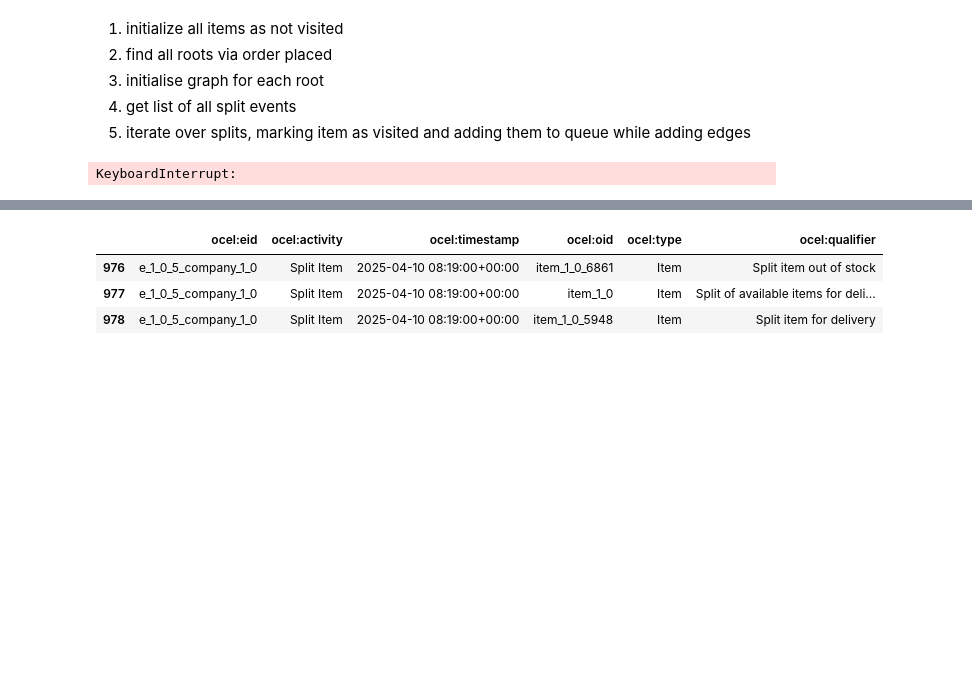
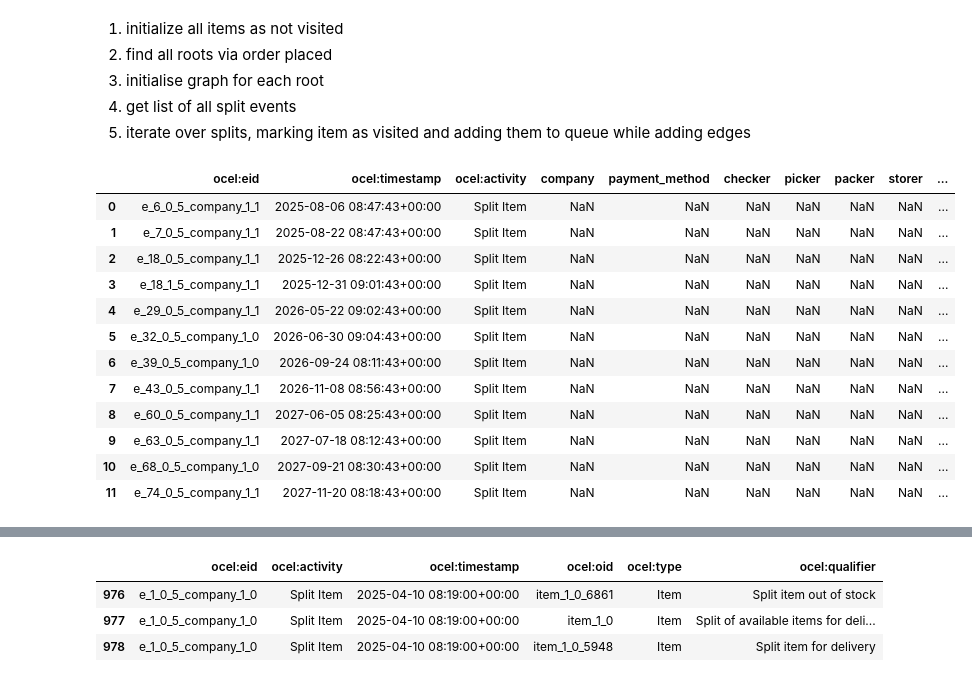
Before and after one commit to MHarmsKlu/SimulationSplittedDeliveries, a Jupyter notebook: pm/ocpm_analysis.ipynb, the cells around one changed output, grey strips where cells are left out. Saved outputs shown, nothing was run; the diff lists cells and outputs as text; code cells hidden in the pictures; blank space fills up the shorter version.

Commit message:
split tree with qualifier implementation

```diff
--- a/pm/ocpm_analysis.ipynb
+++ b/pm/ocpm_analysis.ipynb
@@ -60,14 +64,25 @@ for nested_root in nested_roots:
     for root in nested_root:
         roots.append(root)
 
-split_list = pm4py.filter_ocel_event_attribute(ocel,'ocel:activity',['Split Item']).get_extended_table()["ocel:type:Item"]
-split_dict = {}
-for split in split_list:
-    split_dict[split[0]] = split[1:]
-
+split_df = pm4py.filter_ocel_event_attribute(ocel,'ocel:activity',['Split Item']).get_extended_table()
+split_parents = ocel.relations[(ocel.relations["ocel:activity"]=="Split Item") & (ocel.relations["ocel:qualifier"]=="Split of available items for delivery")]
 split_trees={}
 
 for root in roots:
     split_trees[root]=(Split_tree(root))
-# %% [output]
-KeyboardInterrupt:
+# %%
+split_df
+# %% [output]
+|  | ocel:eid | ocel:timestamp | ocel:activity | company | payment_method | checker | picker | packer | storer | ... |
+| 0 | e_6_0_5_company_1_1 | 2025-08-06 08:47:43+00:00 | Split Item | NaN | NaN | NaN | NaN | NaN | NaN | ... |
+| 1 | e_7_0_5_company_1_1 | 2025-08-22 08:47:43+00:00 | Split Item | NaN | NaN | NaN | NaN | NaN | NaN | ... |
+| 2 | e_18_0_5_company_1_1 | 2025-12-26 08:22:43+00:00 | Split Item | NaN | NaN | NaN | NaN | NaN | NaN | ... |
+| 3 | e_18_1_5_company_1_1 | 2025-12-31 09:01:43+00:00 | Split Item | NaN | NaN | NaN | NaN | NaN | NaN | ... |
+| 4 | e_29_0_5_company_1_1 | 2026-05-22 09:02:43+00:00 | Split Item | NaN | NaN | NaN | NaN | NaN | NaN | ... |
+| 5 | e_32_0_5_company_1_0 | 2026-06-30 09:04:43+00:00 | Split Item | NaN | NaN | NaN | NaN | NaN | NaN | ... |
+| 6 | e_39_0_5_company_1_0 | 2026-09-24 08:11:43+00:00 | Split Item | NaN | NaN | NaN | NaN | NaN | NaN | ... |
+| 7 | e_43_0_5_company_1_1 | 2026-11-08 08:56:43+00:00 | Split Item | NaN | NaN | NaN | NaN | NaN | NaN | ... |
+| 8 | e_60_0_5_company_1_1 | 2027-06-05 08:25:43+00:00 | Split Item | NaN | NaN | NaN | NaN | NaN | NaN | ... |
+| 9 | e_63_0_5_company_1_1 | 2027-07-18 08:12:43+00:00 | Split Item | NaN | NaN | NaN | NaN | NaN | NaN | ... |
+| 10 | e_68_0_5_company_1_0 | 2027-09-21 08:30:43+00:00 | Split Item | NaN | NaN | NaN | NaN | NaN | NaN | ... |
+| 11 | e_74_0_5_company_1_1 | 2027-11-20 08:18:43+00:00 | Split Item | NaN | NaN | NaN | NaN | NaN | NaN | ... |
```
Also changed, not shown: parts of 14 cells of this notebook, 1 other file.
